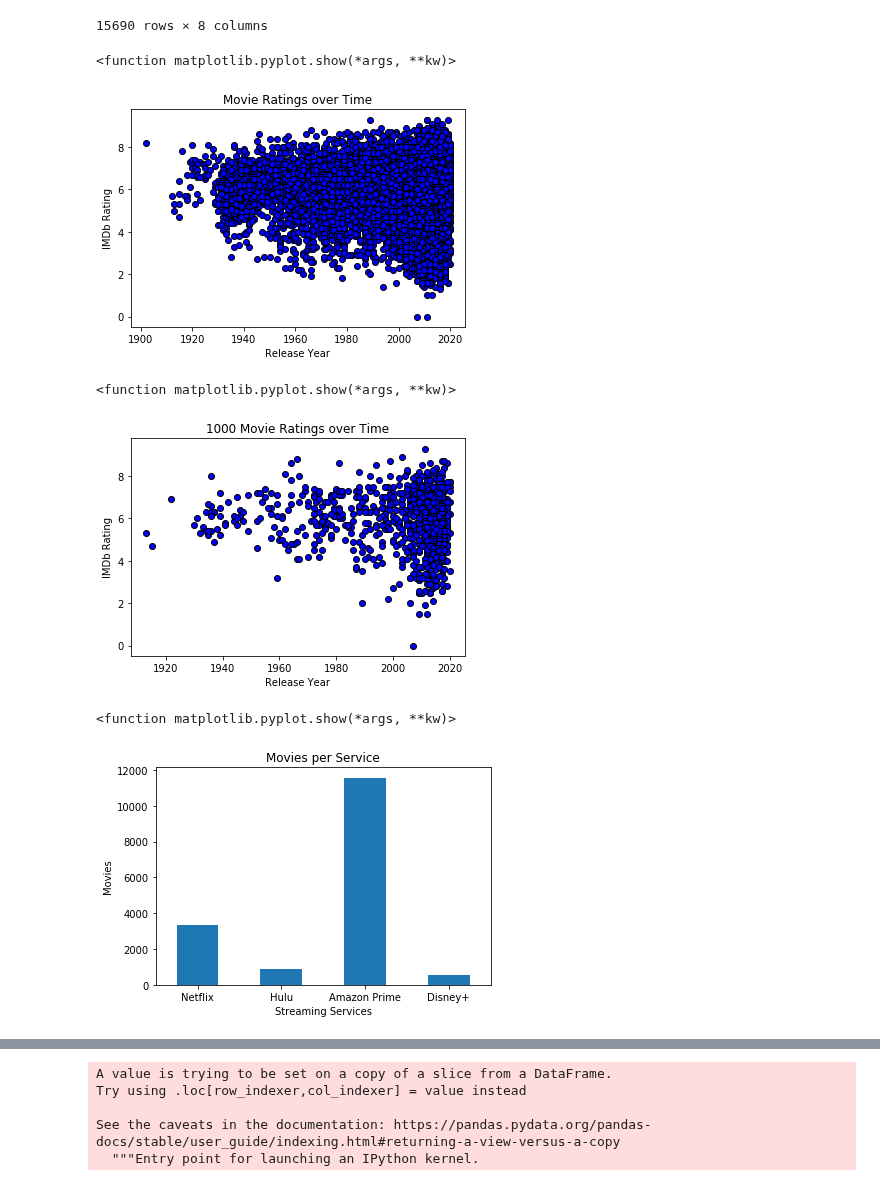
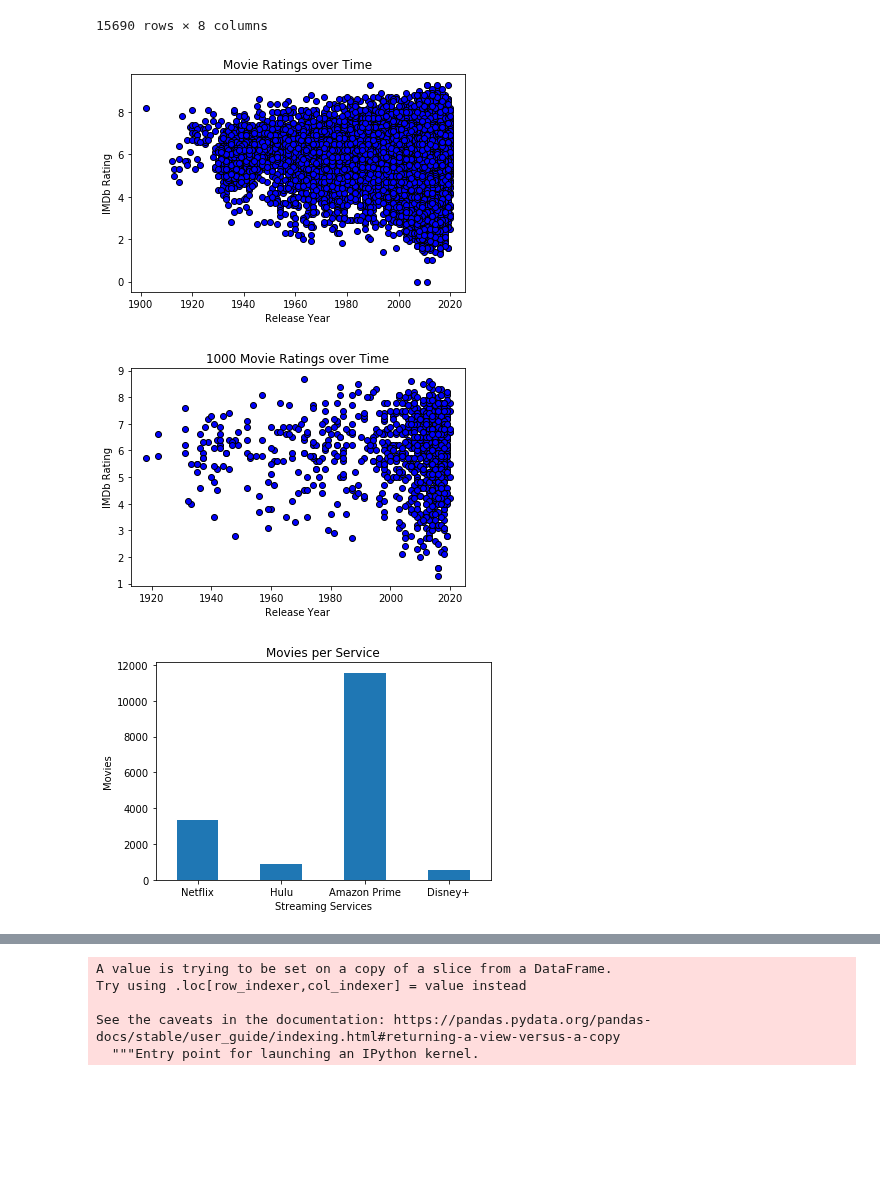
Before and after one commit to trevorguleserian/Project1, a Jupyter notebook: movies_data.ipynb, the cells around one changed output, grey strips where cells are left out. Cells and saved outputs as stored; diff of their text form; code cells hidden in the pictures; blank space fills up the shorter version.

```diff
--- a/movies_data.ipynb
+++ b/movies_data.ipynb
@@ -31,25 +31,23 @@ plt.xlabel('Release Year')
 plt.title('Movie Ratings over Time')
 
 plt.savefig("PNG/movie_vs_time.png")
-plt.show
+plt.show()
 # %% [output]
-<function matplotlib.pyplot.show(*args, **kw)>
 [figure]
 # %%
 sample_df = movies_df.sample(n=1000)
 # %%
 year = sample_df['Year']
 rating = sample_df['IMDb']
 plt.scatter(year, rating, facecolor = 'blue', edgecolor = 'black')
 plt.ylabel('IMDb Rating')
 plt.xlabel('Release Year')
 plt.title('1000 Movie Ratings over Time')
 
 plt.savefig("PNG/movie_vs_time_sample.png")
-plt.show
+plt.show()
 # %% [output]
-<function matplotlib.pyplot.show(*args, **kw)>
-[figure, old version]
+[figure, new version]
 # %%
 netflix_df = movies_df.loc[movies_df['Netflix'] == 1]
 netflix = (len(netflix_df))
@@ -73,9 +71,8 @@ plt.ylabel('Movies')
 plt.title('Movies per Service')
 
 plt.savefig("PNG/movie_per_service.png")
-plt.show
+plt.show()
 # %% [output]
-<function matplotlib.pyplot.show(*args, **kw)>
 [figure]
 # %%
 year_bin = [0, 1949, 1959, 1969, 1979, 1989, 1999, 2009, 2019, 2030]
```
Also changed, not shown: parts of 7 cells of this notebook, 3 other files.
